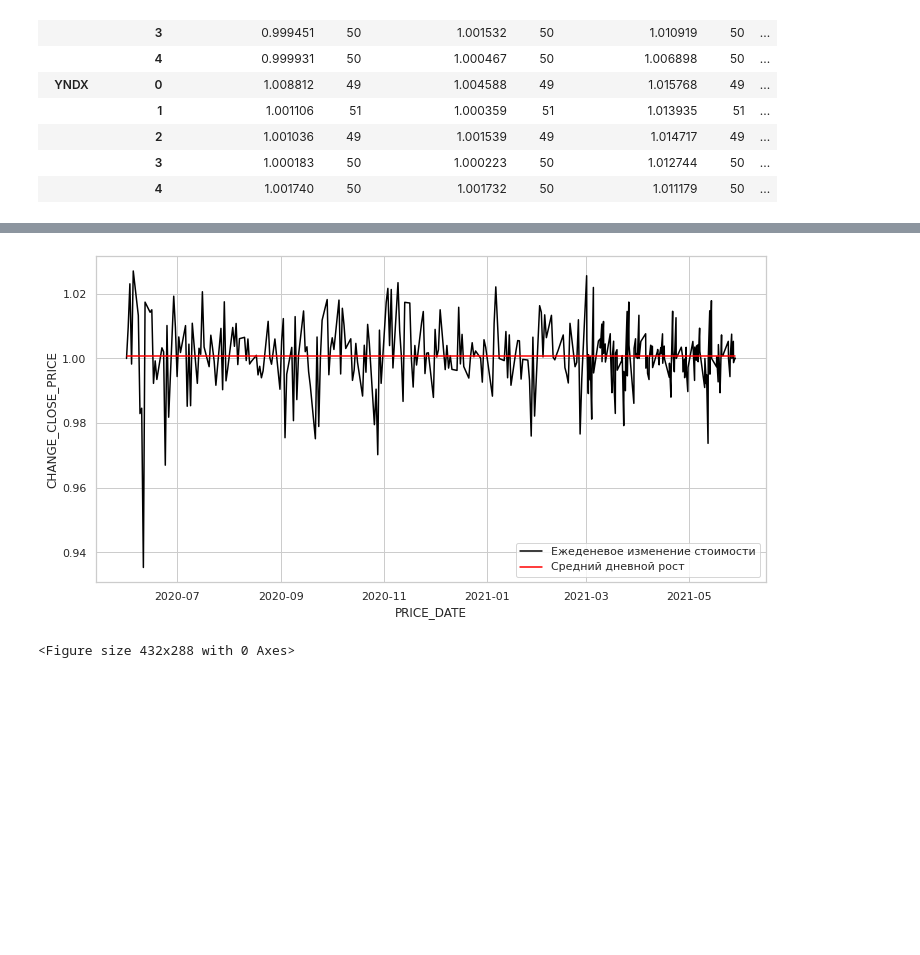
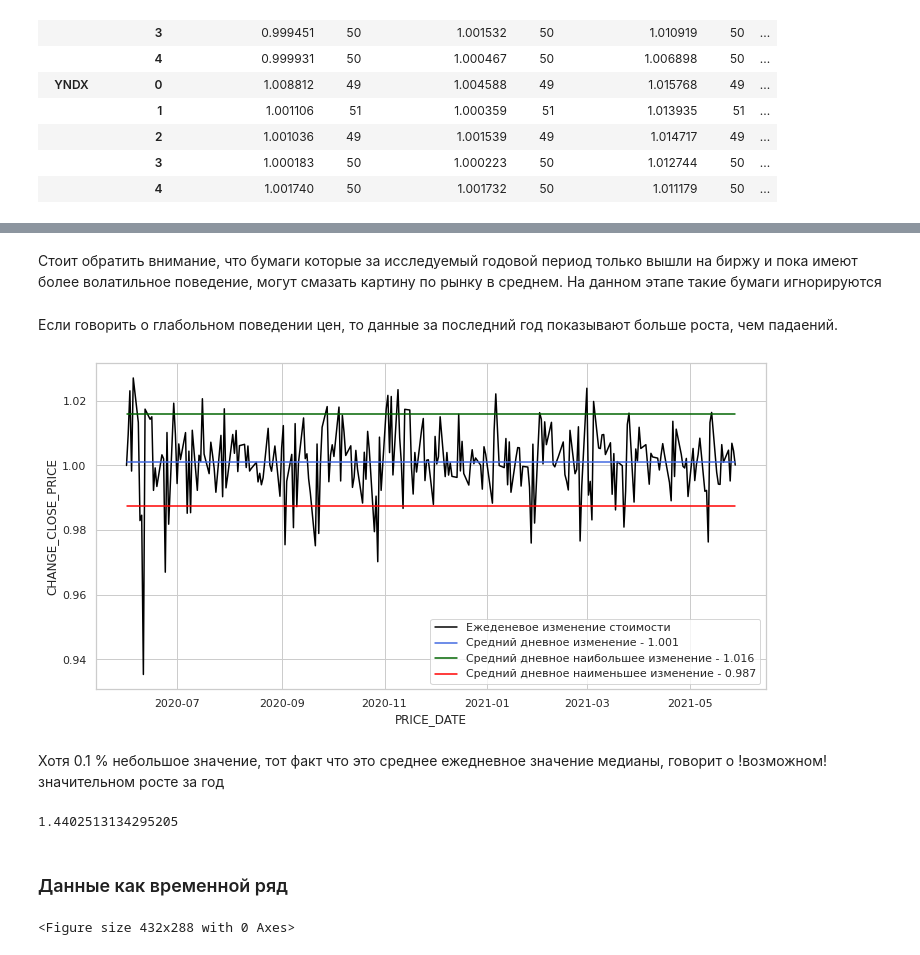
Before and after one commit to Mioumimia/stocks_pet_project, a Jupyter notebook: Part2_data_analyse.ipynb, the cells around one changed output, grey strips where cells are left out. Drawn from its saved outputs; the diff is of its cells as text; code cells hidden in the pictures; blank space fills up the shorter version.

Commit message:
Last remarks (for sber)

```diff
--- a/Part2_data_analyse.ipynb
+++ b/Part2_data_analyse.ipynb
@@ -49,7 +51,6 @@ query = ''' SELECT * FROM stocks_yahoo '''
 stocks_yahoo_df_1 = pd.read_sql(sql=query, con=conn)
 # %%
 stocks_daily_df_1['PRICE_DATE'] = pd.to_datetime(stocks_daily_df_1['PRICE_DATE'])
+stocks_daily_df_1['PRICE_DATE'] = stocks_daily_df_1['PRICE_DATE'].dt.date
 stocks_daily_df_1.loc[:, 'WEEKDAY'] = stocks_daily_df_1.loc[:, 'PRICE_DATE'].dt.weekday
 stocks_daily_df_1.loc[:, 'MONTH'] = stocks_daily_df_1.loc[:, 'PRICE_DATE'].dt.month
-# %%
-stocks_daily_df_1['PRICE_DATE'] = stocks_daily_df_1['PRICE_DATE'].dt.tz_localize(None)
@@ -120,0 +122,10 @@ def f_1(x):
+# %%
+with sns.plotting_context("notebook"), sns.axes_style("whitegrid"):
+    plt.rcParams['figure.figsize'] = (18,5)
+    for i, price_type in enumerate(prices_columns):
+        sns.lineplot(
+            data=df_1[(df_1["PRICE_DATE"] > dt.strptime('20210301' , '%Y%m%d').date())&(df_1["TICKER"] == 'SBER')],
+            x="PRICE_DATE",
+            y=price_type,
+            label=price_type,
+        )
@@ -209,26 +222,49 @@ stocks_daily_df_3[stocks_daily_df_3["PRICE_DATE"] > "20210301"].groupby(
+# %% [markdown]
+Стоит обратить внимание, что бумаги которые за исследуемый годовой период только вышли на биржу и пока имеют более волатильное поведение, могут смазать картину по рынку в среднем. На данном этапе такие бумаги игнорируются
 # %%
 val_counts_1 = stocks_daily_df_3['TICKER'].value_counts()
 stocks_daily_df_4 = stocks_daily_df_3[stocks_daily_df_3['TICKER'].isin(val_counts_1[val_counts_1>100].index)].reset_index()
+# %% [markdown]
+Если говорить о глабольном поведении цен, то данные за последний год показывают больше роста, чем падаений.
 # %%
 with sns.plotting_context("notebook"), sns.axes_style("whitegrid"):
     fig = plt.figure(figsize=(12, 6))
     sns.lineplot(
         data=stocks_daily_df_4.groupby("PRICE_DATE")["CHANGE_CLOSE_PRICE"]
         .median()
         .reset_index(),
         x="PRICE_DATE",
         y="CHANGE_CLOSE_PRICE",
         label="Ежеденевое изменение стоимости",
         color="k",
     )
-    sns.lineplot(
-        x=stocks_daily_df_4.groupby("PRICE_DATE")["CHANGE_CLOSE_PRICE"]
-        .mean().index,
-        y=stocks_daily_df_4.groupby("PRICE_DATE")["CHANGE_CLOSE_PRICE"]
-        .median().mean(),
-        label="Средний дневной рост",
-        color="r",
-    )
+    market_change_mean = [
+        stocks_daily_df_4.groupby("PRICE_DATE")["CHANGE_CLOSE_PRICE"].median().mean(),
+        stocks_daily_df_4.groupby("PRICE_DATE")["CHANGE_HIGH_PRICE"].median().mean(),
+        stocks_daily_df_4.groupby("PRICE_DATE")["CHANGE_LOW_PRICE"].median().mean(),
+    ]
+    labels = [
+        "Средний дневное изменение",
+        "Средний дневное наибольшее изменение",
+        "Средний дневное наименьшее изменение",
+    ]
+    for i in range(3):
+        sns.lineplot(
+            x=stocks_daily_df_4.groupby("PRICE_DATE")["CHANGE_CLOSE_PRICE"]
+            .mean()
+            .index,
+            y=market_change_mean[i],
+            label=labels[i] + ' - {:.3f}'.format(market_change_mean[i]),
+            color=colors_1[i],
+        )
 # %% [output]
-[figure, old version]
+[figure, new version]
+# %% [markdown]
+Хотя 0.1 % небольшое значение, тот факт что это среднее ежедневное значение медианы, говорит о !возможном! значительном росте за год
+# %%
+print(1.001**365)
+# %% [output]
+1.4402513134295205
+# %% [markdown]
+### Данные как временной ряд
 # %%
```
Also changed, not shown: parts of 20 cells of this notebook, 4 other files.
